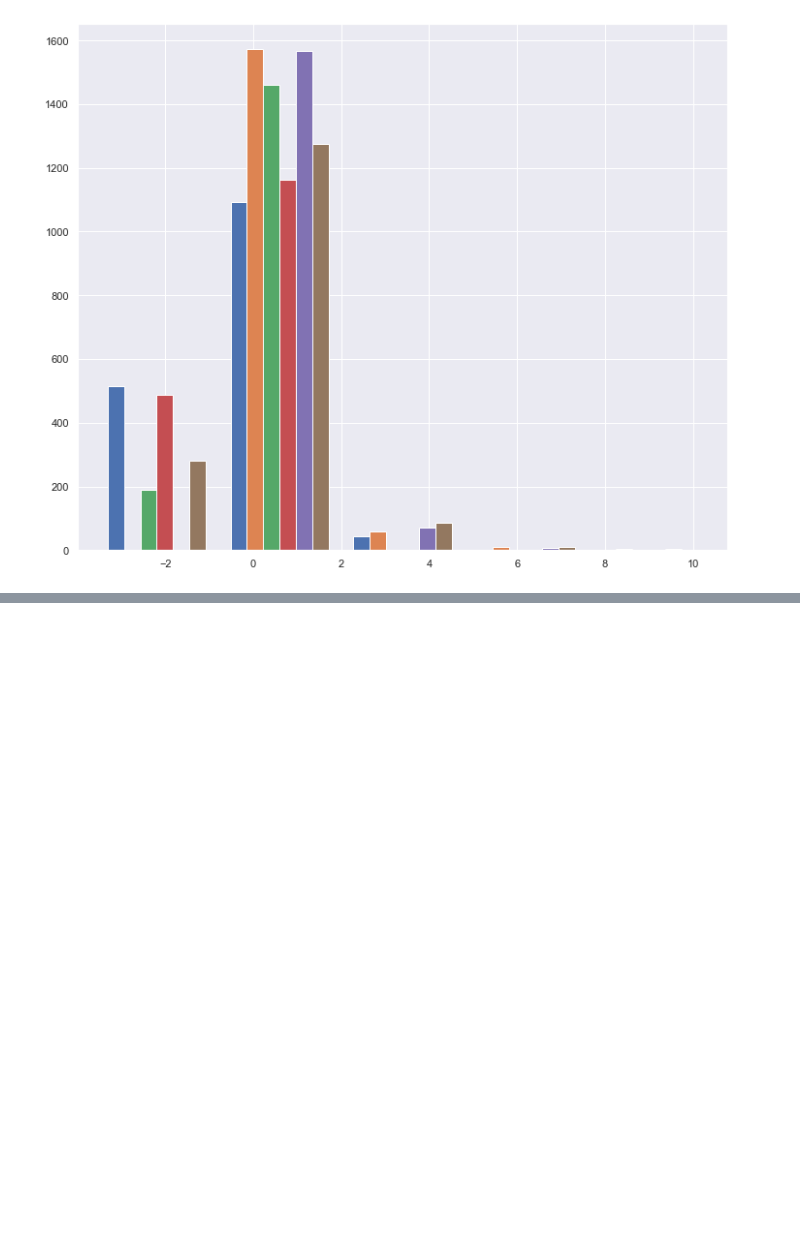
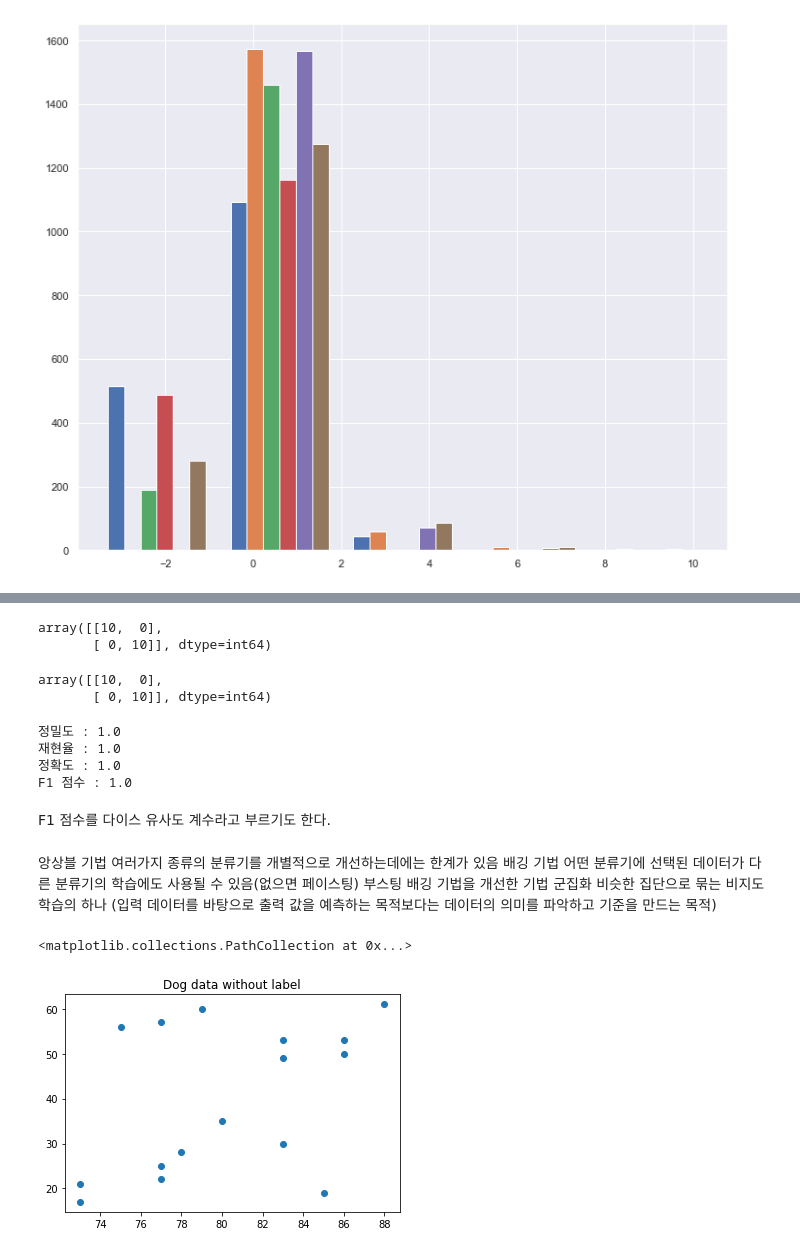
Before and after one commit to soeunida/-, a Jupyter notebook: Untitled-1.ipynb, the cells around one changed output, grey strips where cells are left out. Saved outputs shown, nothing was run; the diff lists cells and outputs as text; code cells hidden in the pictures; blank space fills up the shorter version.

```diff
--- a/Untitled-1.ipynb
+++ b/Untitled-1.ipynb
@@ -284,0 +520,69 @@ NameError: name 'sXtrain' is not defined
+# %%
+pred = np.array([0, 0, 0, 0, 0, 0, 0, 0, 0, 0, 1, 1, 1, 1, 1, 1, 1, 1, 1, 1])
+pred
+from sklearn.metrics import confusion_matrix
+confusion_matrix(target, pred) #혼동행렬 만들기
+# %% [output]
+array([[10,  0],
+       [ 0, 10]], dtype=int64)
+# %%
+from sklearn.metrics import confusion_matrix
+confusion_matrix(target, pred)
+# %% [output]
+array([[10,  0],
+       [ 0, 10]], dtype=int64)
+# %%
+from sklearn.metrics import precision_score, recall_score
+print('정밀도 :', precision_score(target, pred))
+print('재현율 :', recall_score(target, pred))
+
+from sklearn.metrics import accuracy_score, f1_score
+print('정확도 :', accuracy_score(target, pred))
+print('F1 점수 :', f1_score(target, pred))
+# %% [output]
+정밀도 : 1.0
+재현율 : 1.0
+정확도 : 1.0
+F1 점수 : 1.0
+# %% [markdown]
+F1 점수를 다이스 유사도 계수라고 부르기도 한다.
+# %% [markdown]
+앙상블 기법
+여러가지 종류의 분류기를 개별적으로 개선하는데에는 한계가 있음
+배깅 기법
+어떤 분류기에 선택된  데이터가 다른 분류기의 학습에도 사용될 수 있음(없으면 페이스팅)
+부스팅
+배깅 기법을 개선한 기법
+군집화
+비슷한 집단으로 묶는 비지도 학습의 하나
+(입력 데이터를 바탕으로 출력 값을 예측하는 목적보다는 데이터의 의미를 파악하고 기준을 만드는 목적)
+# %%
+import numpy as np
+from sklearn import metrics
+import matplotlib.pyplot as plt
+
+# 닥스 훈트의 몸 길이와 몸 높이
+dach_length = [77, 78, 85, 83, 73, 77, 73, 80]
+dach_height = [25, 28, 19, 30, 21, 22, 17, 35]
+
+# 사모예드의 몸 길이와 몸 높이
+samo_length = [75, 77, 86, 86, 79, 83, 83, 88]
+samo_height = [56, 57, 50, 53, 60, 53, 49, 61]
+
+d_data = np.column_stack((dach_length, dach_height))
+d_label = np.zeros(len(d_data))   # 닥스훈트는 0으로 레이블링
+s_data = np.column_stack((samo_length, samo_height))
+s_label = np.ones(len(s_data))   # 사모예드는 1로 레이블링
+
+# 사모예드와 닥스 훈트의 길이, 높이 데이터는 생략한다
+# 개의 길이와 높이를 각각 ndarray 형태로 만든다
+dog_length = np.array(dach_length + samo_length) # 리스트를 이어 ndarray로
+dog_height = np.array(dach_height + samo_height) # 리스트를 이어 ndarray로
+
+dog_data = np.column_stack((dog_length, dog_height))
+
+plt.title("Dog data without label")
+plt.scatter(dog_length, dog_height)
+# %% [output]
+<matplotlib.collections.PathCollection at 0x...>
+[figure, added]
```
Also changed, not shown: parts of 30 cells of this notebook.
